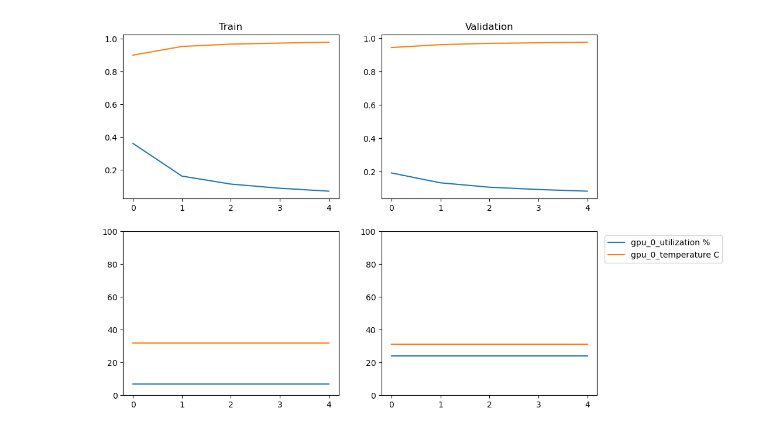
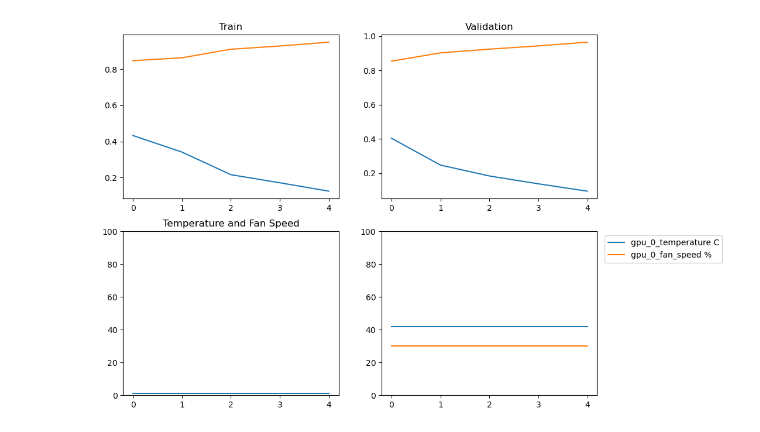
Before and after one commit to dantreiman/keras-gpu-metrics, a Jupyter notebook: gpu_metrics_example.ipynb, the cells around one changed output. Drawn from its saved outputs; the diff is of its cells as text; code cells hidden in the pictures.

```diff
--- a/gpu_metrics_example.ipynb
+++ b/gpu_metrics_example.ipynb
@@ -48,0 +45,20 @@ model = tf.keras.models.Sequential([
+# %%
+# Defines a simple convolutional network, but powerful enough that training should warm up the GPU a little.
+n_outputs = len(ds_info.features['output'])
+
+model = tf.keras.models.Sequential([
+    tf.keras.layers.Conv2D(32, (3, 3), activation='gelu', input_shape=(300, 150, 3)),
+    tf.keras.layers.MaxPooling2D((2, 2)),
+    tf.keras.layers.Conv2D(64, (3, 3), activation='gelu'),
+    tf.keras.layers.MaxPooling2D((2, 2)),
+    tf.keras.layers.Conv2D(64, (3, 3), activation='gelu'),
+    tf.keras.layers.MaxPooling2D((2, 2)),
+    tf.keras.layers.Conv2D(64, (3, 3), activation='gelu'),
+    tf.keras.layers.MaxPooling2D((2, 2)),
+    tf.keras.layers.Conv2D(64, (3, 3), activation='gelu'),
+    tf.keras.layers.Flatten(),
+    tf.keras.layers.Dense(64, activation='relu'),
+    tf.keras.layers.Dense(n_outputs, activation='sigmoid'),
+])
+
+model.summary()
@@ -49,25 +83,23 @@ model = tf.keras.models.Sequential([
 # %%
 metrics = [
-    tf.keras.metrics.SparseCategoricalAccuracy(),
+    tf.keras.metrics.BinaryAccuracy(),
     keras_gpu_metrics.gpu_utilization_metric(0),  # Assuming we have only one GPU and we are training on GPU 0
     keras_gpu_metrics.gpu_clock_speed_metric(0),
     keras_gpu_metrics.gpu_temperature_metric(0),
-    keras_gpu_metrics.gpu_memory_free_metric(0),
-    keras_gpu_metrics.gpu_memory_used_metric(0),
     keras_gpu_metrics.gpu_fan_speed_metric(0),
     keras_gpu_metrics.gpu_power_usage_metric(0),
 ]
 
 model.compile(
     optimizer=tf.keras.optimizers.Adam(0.001),
-    loss=tf.keras.losses.SparseCategoricalCrossentropy(from_logits=True),
+    loss=tf.keras.losses.BinaryCrossentropy(from_logits=False),
     metrics=metrics
 )
 # %%
 history = model.fit(
-    mnist_train,
+    dataset,
     epochs=5,
-    validation_data=mnist_test,
+    validation_data=dataset,
 )
 # %% [output]
 Epoch 1/5
@@ -83,25 +110,27 @@ Epoch 5/5
 # %%
 loss_history = history.history
 
 fig, ax = plt.subplots(2, 2, figsize=(12, 8))
 
 ax[0][0].set_title('Train')
 ax[0][1].set_title('Validation')
 
 ax[0][0].plot(loss_history['loss'], label='loss')
-ax[0][0].plot(loss_history['sparse_categorical_accuracy'], label='accuracy')
+ax[0][0].plot(loss_history['binary_accuracy'], label='accuracy')
 ax[0][1].plot(loss_history['val_loss'], label='loss')
-ax[0][1].plot(loss_history['val_sparse_categorical_accuracy'], label='accuracy')
+ax[0][1].plot(loss_history['val_binary_accuracy'], label='accuracy')
 
+ax[1][0].set_title('GPU Utilization %')
 ax[1][0].plot(loss_history['gpu_0_utilization'], label='gpu_0_utilization %')
-ax[1][1].plot(loss_history['val_gpu_0_utilization'], label='gpu_0_utilization %')
-ax[1][0].plot(loss_history['gpu_0_temperature'], label='gpu_0_temperature C')
-ax[1][1].plot(loss_history['val_gpu_0_temperature'], label='gpu_0_temperature C')
 ax[1][0].set_ylim(0, 100)
+
+ax[1][0].set_title('Temperature and Fan Speed')
+ax[1][1].plot(loss_history['gpu_0_temperature'], label='gpu_0_temperature C')
+ax[1][1].plot(loss_history['gpu_0_fan_speed'], label='gpu_0_fan_speed %')
 ax[1][1].set_ylim(0, 100)
 
 plt.legend(loc='upper right', bbox_to_anchor=(1.6, 1.0))
 plt.subplots_adjust(right=0.8)
 plt.show();
 # %% [output]
-[figure, old version]
+[figure, new version]
```
Also changed, not shown: parts of 8 cells of this notebook, 3 other files.
